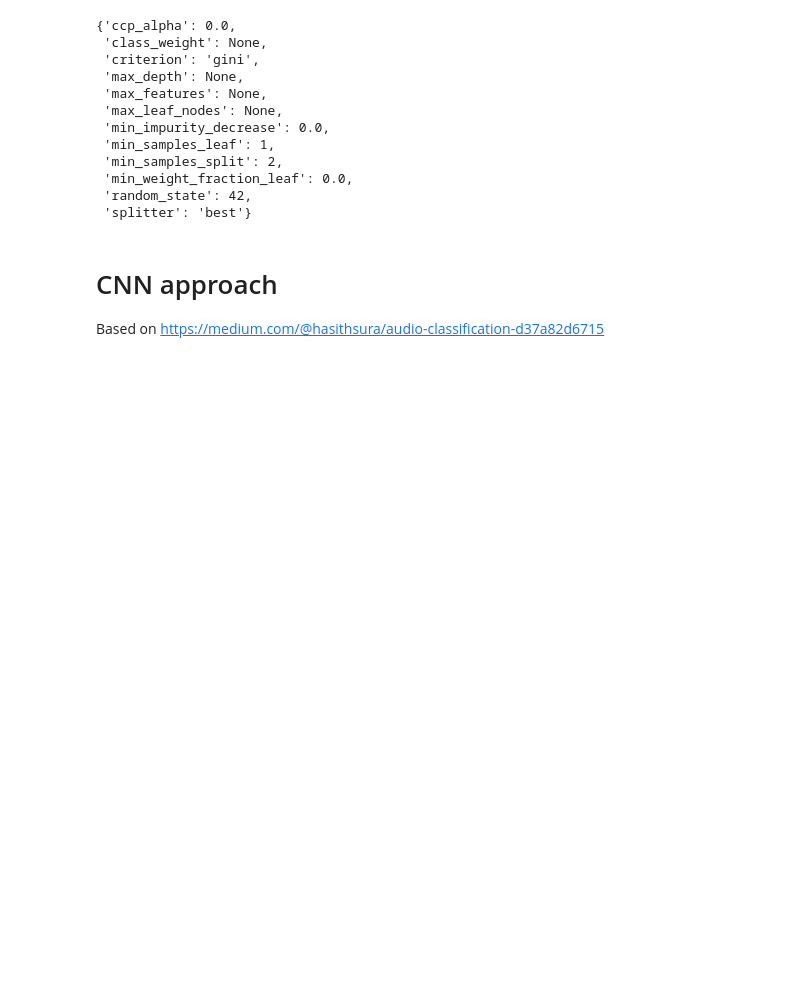
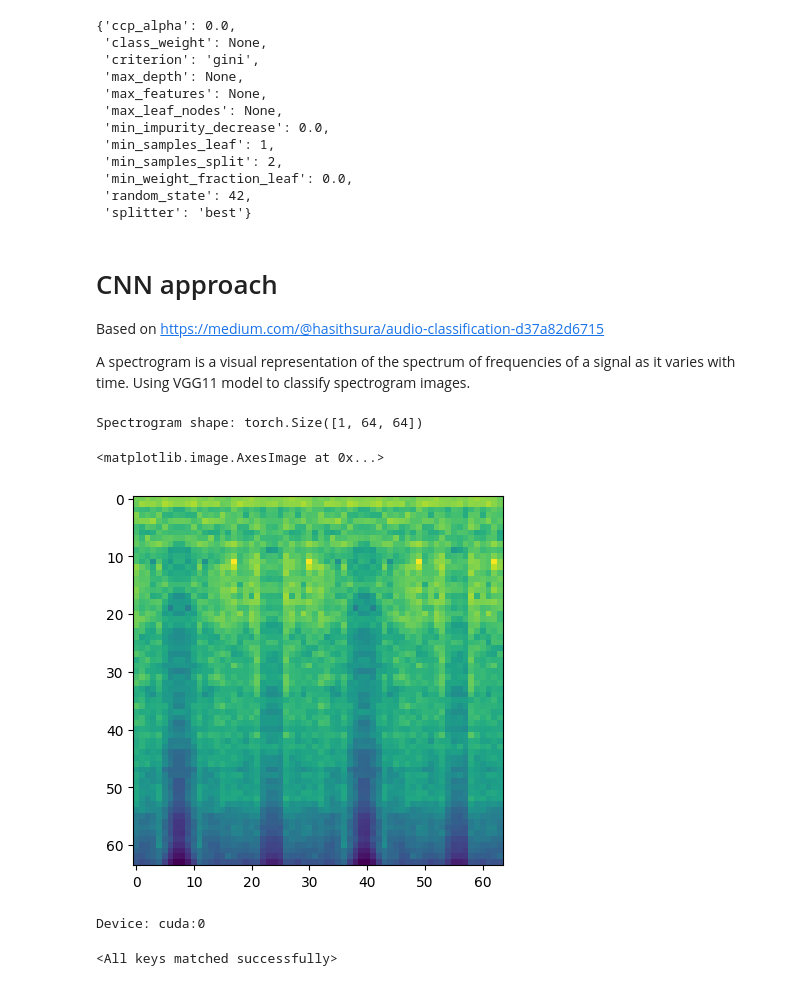
Before and after one commit to DanmerZ/ml_assignment, a Jupyter notebook: report.ipynb, the cells around one changed output. Cells and saved outputs as stored; diff of their text form; code cells hidden in the pictures; blank space fills up the shorter version.

```diff
--- a/report.ipynb
+++ b/report.ipynb
@@ -221,3 +221,6 @@ tree_classifier.best_estimator_.get_params()
 # CNN approach
 
 Based on https://medium.com/@hasithsura/audio-classification-d37a82d6715
+
+A spectrogram is a visual representation of the spectrum of frequencies of a signal as it varies with time.
+Using VGG11 model to classify spectrogram images.
@@ -225,0 +227,39 @@ import torch
+# %%
+import torch
+
+from dataset import get_dataset_loaders
+
+train_loader, test_loader, train_dataset, test_dataset = get_dataset_loaders(pickle=True)
+# %%
+print(f"Spectrogram shape: {train_dataset[100][0].shape}")
+# %% [output]
+Spectrogram shape: torch.Size([1, 64, 64])
+# %%
+import matplotlib.pyplot as plt
+
+plt.imshow(train_dataset[100][0][0].numpy())
+# %% [output]
+<matplotlib.image.AxesImage at 0x...>
+[figure, added]
+# %%
+if torch.cuda.is_available():
+    device=torch.device('cuda:0')
+else:
+    device=torch.device('cpu')
+
+print(f"Device: {device}")
+# %% [output]
+Device: cuda:0
+# %%
+from model import VGG11
+
+load_pretrained = True
+
+if not load_pretrained:
+    from train import train_vgg11
+    train_vgg11()
+
+vgg11 = VGG11().to(device)
+vgg11.load_state_dict(torch.load(f="data/vgg.pth"))
+# %% [output]
+<All keys matched successfully>
```
Also changed, not shown: parts of 4 cells of this notebook, 12 other files.
